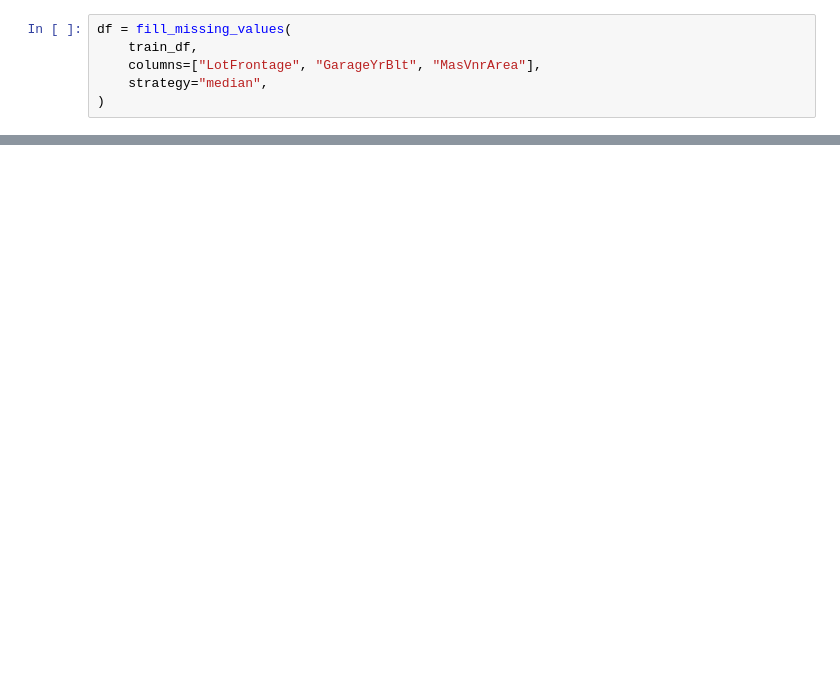
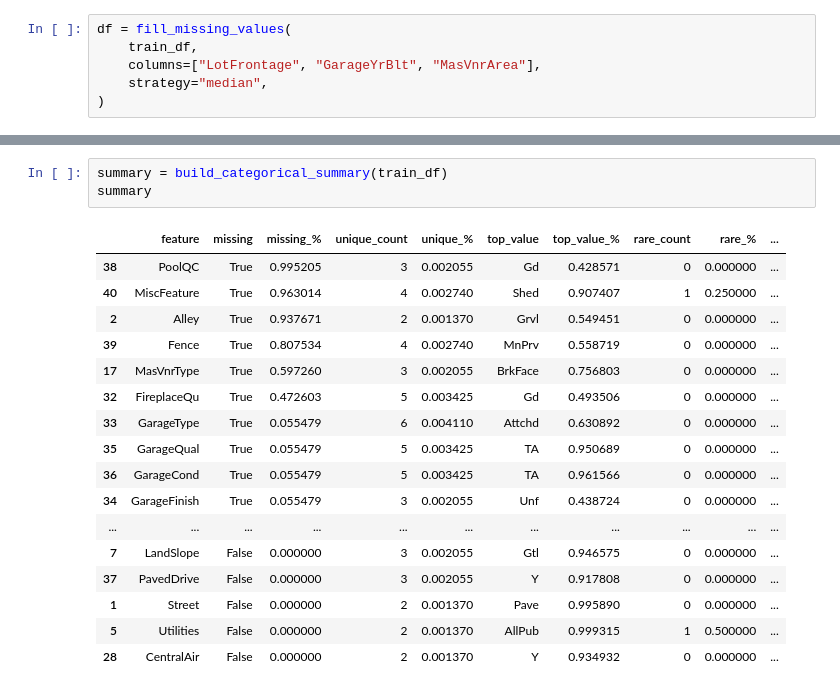
Before and after one commit to SusanWay/House-Prices, a Jupyter notebook: notebooks/EDA/01.ipynb, the cells around one changed output, grey strips where cells are left out. Saved outputs shown, nothing was run; the diff lists cells and outputs as text; blank space fills up the shorter version.

```diff
--- a/notebooks/EDA/01.ipynb
+++ b/notebooks/EDA/01.ipynb
@@ -166,0 +261,21 @@ summary
+# %%
+summary = build_categorical_summary(train_df)
+summary
+# %% [output]
+|  | feature | missing | missing_% | unique_count | unique_% | top_value | top_value_% | rare_count | rare_% | ... |
+| 38 | PoolQC | True | 0.995205 | 3 | 0.002055 | Gd | 0.428571 | 0 | 0.000000 | ... |
+| 40 | MiscFeature | True | 0.963014 | 4 | 0.002740 | Shed | 0.907407 | 1 | 0.250000 | ... |
+| 2 | Alley | True | 0.937671 | 2 | 0.001370 | Grvl | 0.549451 | 0 | 0.000000 | ... |
+| 39 | Fence | True | 0.807534 | 4 | 0.002740 | MnPrv | 0.558719 | 0 | 0.000000 | ... |
+| 17 | MasVnrType | True | 0.597260 | 3 | 0.002055 | BrkFace | 0.756803 | 0 | 0.000000 | ... |
+| 32 | FireplaceQu | True | 0.472603 | 5 | 0.003425 | Gd | 0.493506 | 0 | 0.000000 | ... |
+| 33 | GarageType | True | 0.055479 | 6 | 0.004110 | Attchd | 0.630892 | 0 | 0.000000 | ... |
+| 35 | GarageQual | True | 0.055479 | 5 | 0.003425 | TA | 0.950689 | 0 | 0.000000 | ... |
+| 36 | GarageCond | True | 0.055479 | 5 | 0.003425 | TA | 0.961566 | 0 | 0.000000 | ... |
+| 34 | GarageFinish | True | 0.055479 | 3 | 0.002055 | Unf | 0.438724 | 0 | 0.000000 | ... |
+| ... | ... | ... | ... | ... | ... | ... | ... | ... | ... | ... |
+| 7 | LandSlope | False | 0.000000 | 3 | 0.002055 | Gtl | 0.946575 | 0 | 0.000000 | ... |
+| 37 | PavedDrive | False | 0.000000 | 3 | 0.002055 | Y | 0.917808 | 0 | 0.000000 | ... |
+| 1 | Street | False | 0.000000 | 2 | 0.001370 | Pave | 0.995890 | 0 | 0.000000 | ... |
+| 5 | Utilities | False | 0.000000 | 2 | 0.001370 | AllPub | 0.999315 | 1 | 0.500000 | ... |
+| 28 | CentralAir | False | 0.000000 | 2 | 0.001370 | Y | 0.934932 | 0 | 0.000000 | ... |
```
Also changed, not shown: parts of 8 cells of this notebook, 7 other files.
